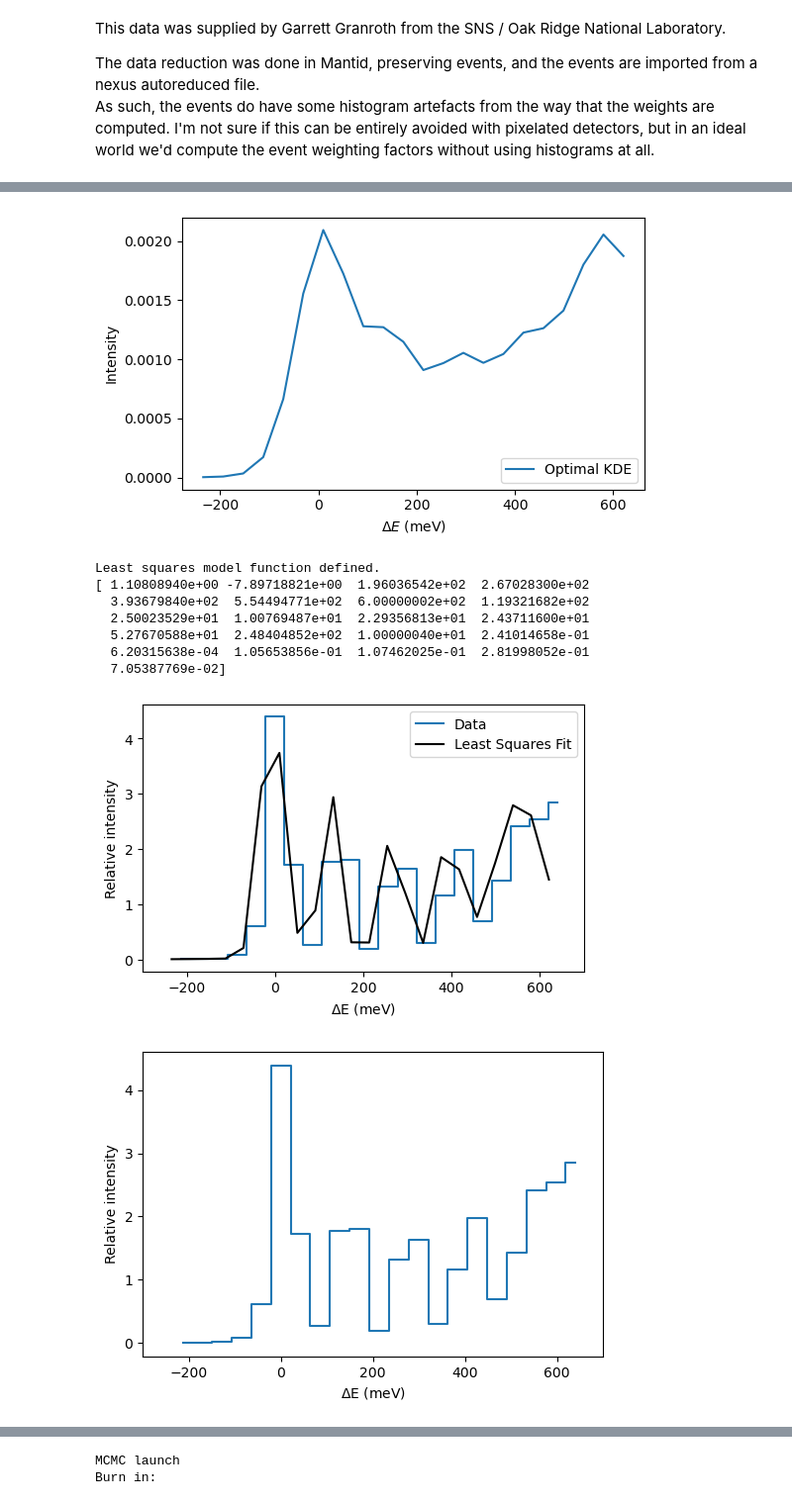
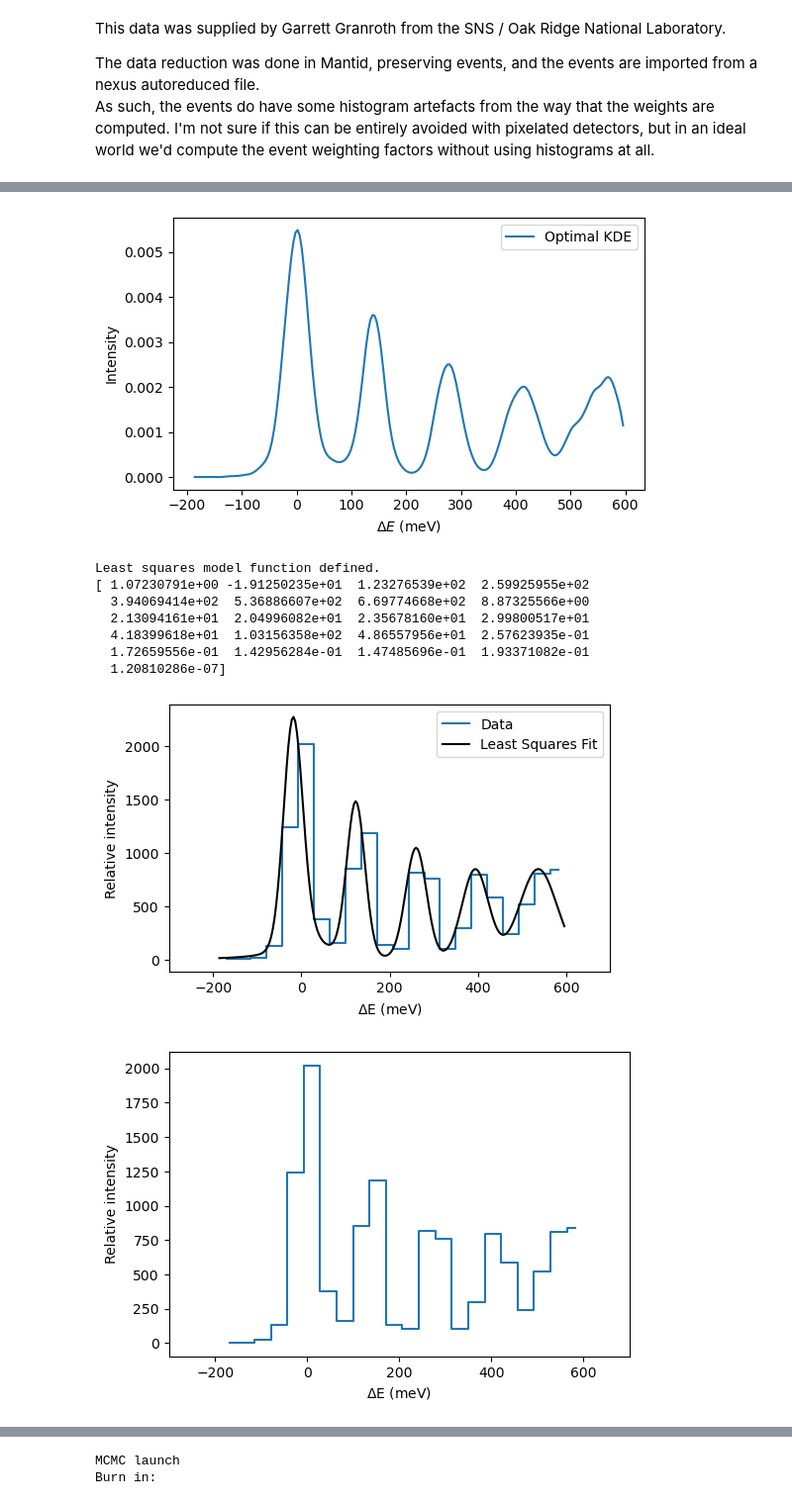
Before and after one commit to localoptimum/emtk, a Jupyter notebook: ARCStest.ipynb, the cells around one changed output, grey strips where cells are left out. Shown at 99% size. Saved outputs shown, nothing was run; the diff lists cells and outputs as text; code cells hidden in the pictures.

```diff
--- a/ARCStest.ipynb
+++ b/ARCStest.ipynb
@@ -324,13 +324,12 @@ Least squares model function defined.
 # maybe something changed during the measurement?
 ema1.shuffle()
 # %%
-cpo = ema1.subsample(7000, randomize=False)
+cpo = ema1.subsample(12000, randomize=False)
+cpo.plot_kde(log=False, loglog=False, xlabel='$\Delta E$ (meV)', method="pmb")
 
 
-cpo.plot_kde(log=False, loglog=False, xlabel='$\Delta E$ (meV)', method="silverman")
 
 cpo.set_lse_function(big_lse_pdf)
-
 
 cpo.make_lse_params(
     amplitude=dict(value=1.0, min=0.0),\
@@ -339,16 +338,16 @@ cpo.make_lse_params(
     mu2 = dict(value=280.0, min=200.0, max=350.0),\
     mu3 = dict(value=420.0, min=350.0, max=450.0),\
     mu4 = dict(value=560.0, min=500.0, max=620.0),\
-    mubg1=dict(value=620.0, min=600.0, max=700.0),\
-    mubg2=dict(value=140.0, min=0.0, max=200.0),\
+    mubg1=dict(value=500.0, min=600.0, max=700.0),\
+    mubg2=dict(value=50.0, min=0.0, max=200.0),\
 
     elsigma = dict(value=20.0, min=10.0, max=100.0),\
     s1 = dict(value=30.0, min=10.0, max=100.0),\
     s2 = dict(value=30.0, min=10.0, max=100.0),\
     s3 = dict(value=30.0, min=10.0, max=100.0),\
     s4 = dict(value=30.0, min=10.0, max=100.0),\
-    sbg1=dict(value=100.0, min=100.0, max=250.0),\
-    sbg2=dict(value=20.0, min=10.0, max=250.0),\
+    sbg1=dict(value=200.0, min=100.0, max=250.0),\
+    sbg2=dict(value=150.0, min=10.0, max=250.0),\
     m1=dict(value=0.3, min=0.0, max = 1.0),\
     m2=dict(value=0.2, min=0.0, max = 1.0),\
     m3=dict(value=0.15, min=0.0, max = 1.0),\
@@ -356,7 +355,6 @@ cpo.make_lse_params(
     mbg1=dict(value=0.1, min=0.0, max=1.0),\
     mbg2=dict(value=0.1, min=0.0, max=1.0)
 )
-
 
 
 cpo.lse_fit()
@@ -486,10 +484,10 @@ slice size 40.72727272727273
-[figure, old version]
+[figure, new version]
 Least squares model function defined.
-[ 1.10808940e+00 -7.89718821e+00  1.96036542e+02  2.67028300e+02
-  3.93679840e+02  5.54494771e+02  6.00000002e+02  1.19321682e+02
-  2.50023529e+01  1.00769487e+01  2.29356813e+01  2.43711600e+01
-  5.27670588e+01  2.48404852e+02  1.00000040e+01  2.41014658e-01
-  6.20315638e-04  1.05653856e-01  1.07462025e-01  2.81998052e-01
-  7.05387769e-02]
+[ 1.07230791e+00 -1.91250235e+01  1.23276539e+02  2.59925955e+02
+  3.94069414e+02  5.36886607e+02  6.69774668e+02  8.87325566e+00
+  2.13094161e+01  2.04996082e+01  2.35678160e+01  2.99800517e+01
+  4.18399618e+01  1.03156358e+02  4.86557956e+01  2.57623935e-01
+  1.72659556e-01  1.42956284e-01  1.47485696e-01  1.93371082e-01
+  1.20810286e-07]
-[figure, old version]
+[figure, new version]
-[figure, old version]
+[figure, new version]
```
Also changed, not shown: parts of 41 cells of this notebook.
